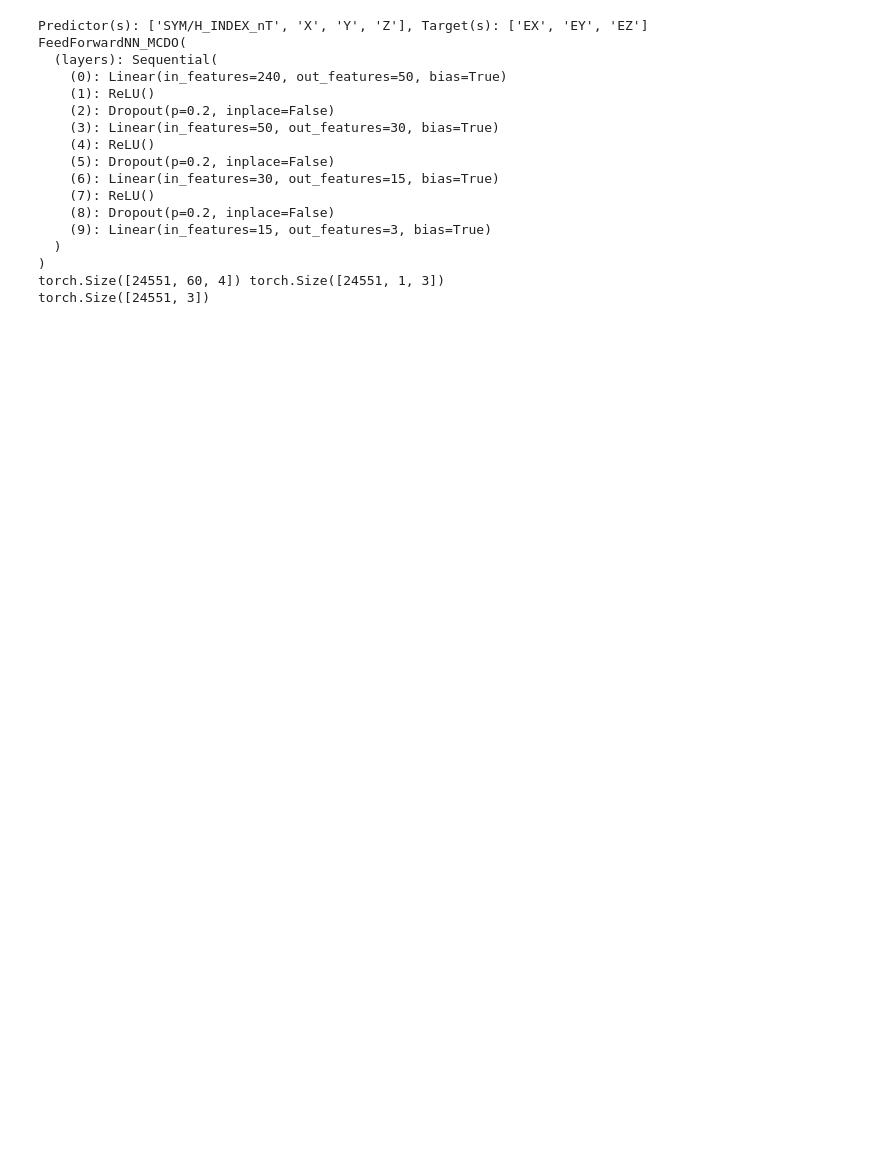
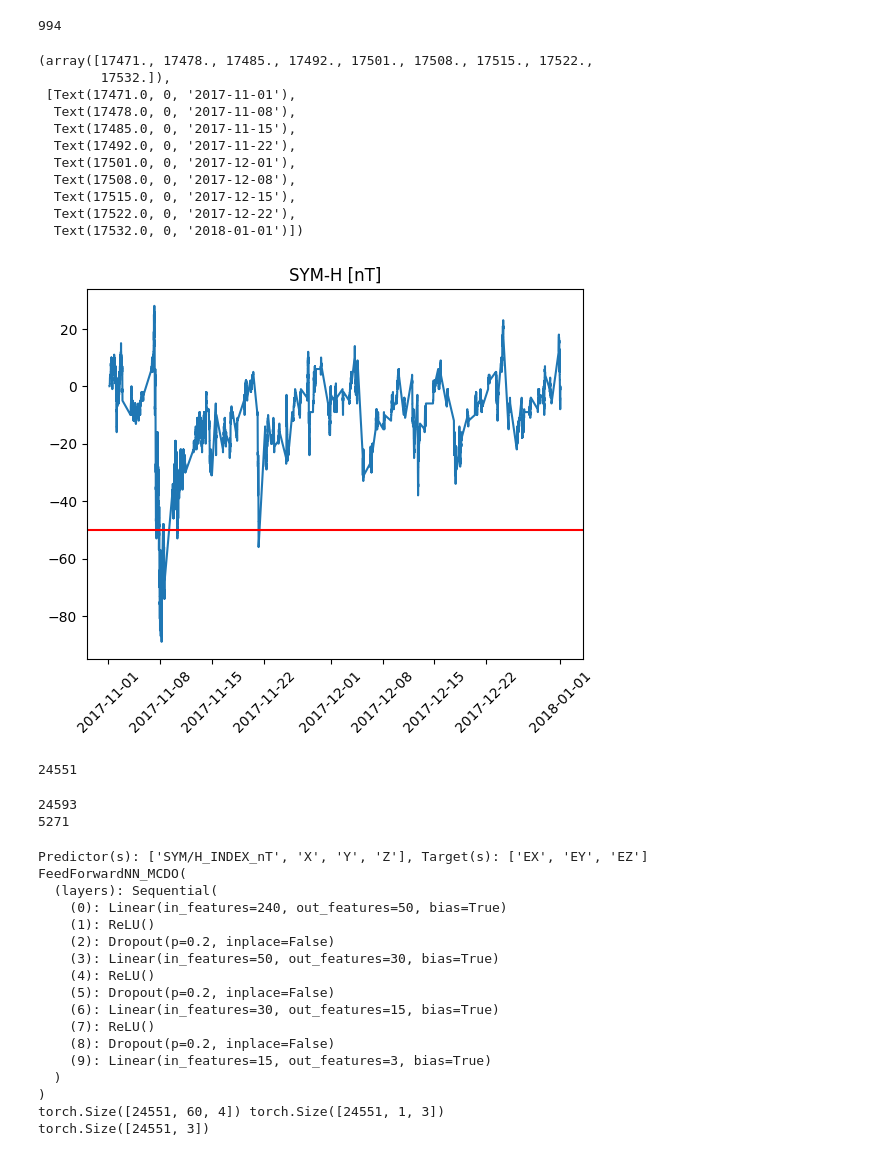
Before and after one commit to Astech34/IMEF, a Jupyter notebook: imef-statistics/proposal-model/prop-test.ipynb, the cells around one changed output. Drawn from its saved outputs; the diff is of its cells as text; code cells hidden in the pictures; blank space fills up the shorter version.

```diff
--- a/imef-statistics/proposal-model/prop-test.ipynb
+++ b/imef-statistics/proposal-model/prop-test.ipynb
@@ -73,3 +135,30 @@ Random seed set as 42
+# %%
+i=0
+for value in df_ds['SYM/H_INDEX_nT']:
+    if value <= -50:
+        i +=1
+
+print(i) # 994
+
+
+plt.plot(df_ds.index,df_ds['SYM/H_INDEX_nT'])
+plt.title('SYM-H [nT]')
+plt.axhline(-50, c='r')
+plt.xticks(rotation=45)
+# %% [output]
+994
+(array([17471., 17478., 17485., 17492., 17501., 17508., 17515., 17522.,
+        17532.]),
+ [Text(17471.0, 0, '2017-11-01'),
+  Text(17478.0, 0, '2017-11-08'),
+  Text(17485.0, 0, '2017-11-15'),
+  Text(17492.0, 0, '2017-11-22'),
+  Text(17501.0, 0, '2017-12-01'),
+  Text(17508.0, 0, '2017-12-08'),
+  Text(17515.0, 0, '2017-12-15'),
+  Text(17522.0, 0, '2017-12-22'),
+  Text(17532.0, 0, '2018-01-01')])
+[figure, added]
 # %%
 # mms_dataset = pdp.dat_mms1                  # dataset containing EF [xarray]
 # m = pdp.write_toDf(mms_dataset['time'],
@@ -142,3 +241,18 @@ x_test_tensor = torch.Tensor(x_test)
 y_test_tensor = torch.Tensor(y_test)
 x_val_tensor = torch.Tensor(x_val)
 y_val_tensor = torch.Tensor(y_val)
+# %%
+x_train
+
+train_frac = 0.7
+last_train_ind = int(x_scaled3d.shape[0] * train_frac)
+
+print(last_train_ind)
+
+# knowing last train ind, we can shuffle the train inds - leaving the test inds untouched
+# look up how to make numpy Generators - you give them your random seed and then use them to generate random numbers
+# if you don't use the generator with the same seed it won't be reproducible!!!!!!!!!!!!!!!!!!!!!!!!!!!!!!!!!!!!!!!!
+shuffled_train_inds = np.random.choice(last_train_ind, size=last_train_ind, replace=False)
+test_inds = np.arange(last_train_ind, x_scaled3d.shape[0])
+# %% [output]
+24551
@@ -145,3 +268,9 @@ y_val_tensor = torch.Tensor(y_val)
+# %%
+print(len(x_train_time.values))
+print(len(x_test_time.values))
+# %% [output]
+24593
+5271
 # %%
 # (!) optuna - loss func, inputs + trials
 # hyperparameters [model creation]
```
Also changed, not shown: parts of 13 cells of this notebook.
